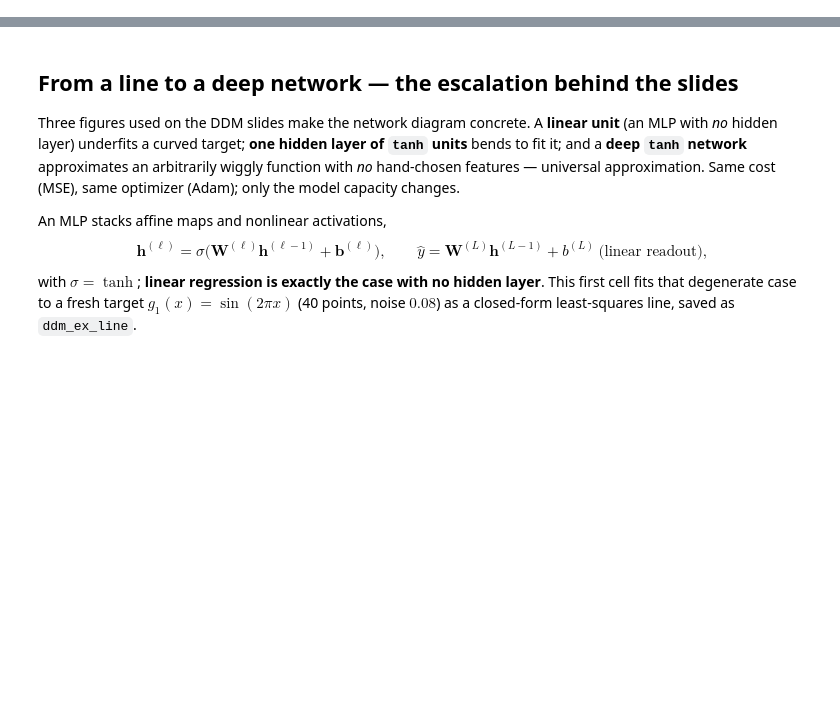
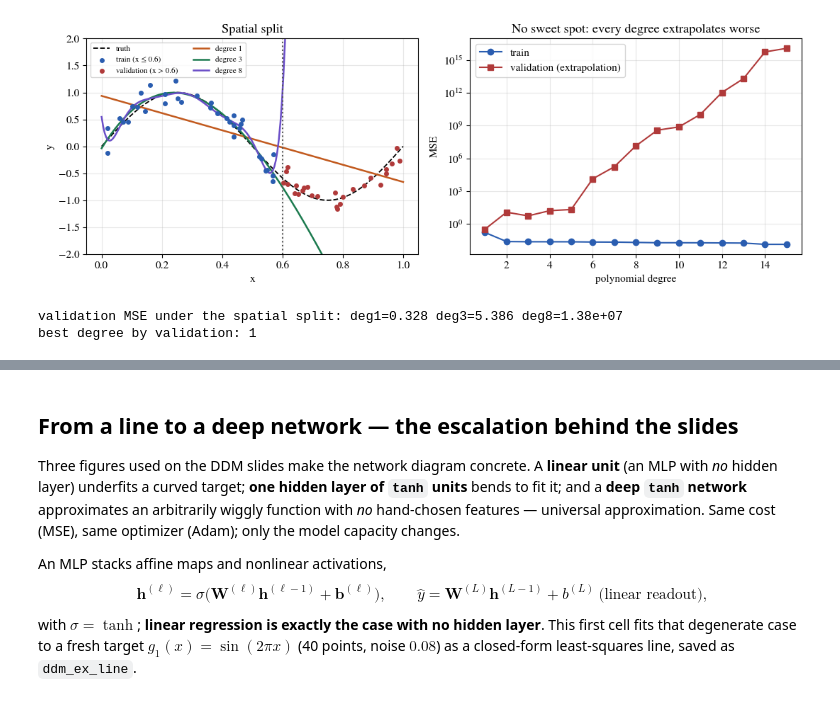
Before and after one commit to adil-rasheed/TTK29-2026, a Jupyter notebook: python/02-data-driven-modeling/notebooks/ddm_regression_basics.ipynb, the cells around one changed output, grey strips where cells are left out. Cells and saved outputs as stored; diff of their text form; code cells hidden in the pictures; blank space fills up the shorter version.

```diff
--- a/python/02-data-driven-modeling/notebooks/ddm_regression_basics.ipynb
+++ b/python/02-data-driven-modeling/notebooks/ddm_regression_basics.ipynb
@@ -58,0 +74,21 @@ The printed validation MSE climbs catastrophically with degree: **deg 1 = 0.305,
+# %%
+isp = x <= 0.6
+xsp, ysp = x[isp], y[isp]; xsv, ysv = x[~isp], y[~isp]
+eva_sp = [np.mean((polyfit_eval(d, xsv, xsp, ysp)-ysv)**2) for d in degs]
+etr_sp = [np.mean((polyfit_eval(d, xsp, xsp, ysp)-ysp)**2) for d in degs]
+fig, ax = plt.subplots(1, 2, figsize=(11, 4))
+ax[0].plot(xfine, f(xfine), '--', color=fg(), lw=1.3, label='truth')
+ax[0].scatter(xsp, ysp, s=16, color='C0', zorder=3, label='train (x ≤ 0.6)')
+ax[0].scatter(xsv, ysv, s=16, color='C3', zorder=3, label='validation (x > 0.6)')
+for d, c in [(1, 'C1'), (3, 'C2'), (8, 'C4')]:
+    ax[0].plot(xfine, polyfit_eval(d, xfine, xsp, ysp), color=c, lw=1.8, label=f'degree {d}')
+ax[0].axvline(0.6, ls=':', color=muted()); ax[0].set(ylim=(-2, 2), xlabel='x', ylabel='y', title='Spatial split'); ax[0].legend(fontsize=8, ncol=2)
+ax[1].semilogy(degs, etr_sp, 'o-', color='C0', label='train'); ax[1].semilogy(degs, eva_sp, 's-', color='C3', label='validation (extrapolation)')
+ax[1].set(xlabel='polynomial degree', ylabel='MSE', title='No sweet spot: every degree extrapolates worse'); ax[1].legend()
+plt.tight_layout(); plt.show()
+print('validation MSE under the spatial split: deg1=%.3f deg3=%.3f deg8=%.3g' % (eva_sp[0], eva_sp[2], eva_sp[7]))
+print('best degree by validation:', degs[int(np.argmin(eva_sp))])
+# %% [output]
+[figure, added]
+validation MSE under the spatial split: deg1=0.328 deg3=5.386 deg8=1.38e+07
+best degree by validation: 1
```
Also changed, not shown: parts of 23 cells of this notebook, 10 other files.
